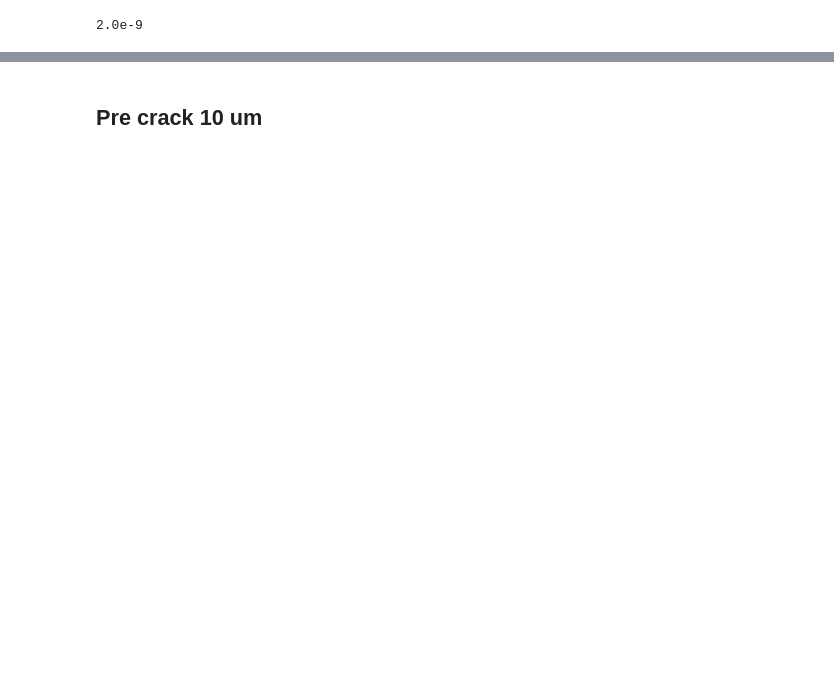
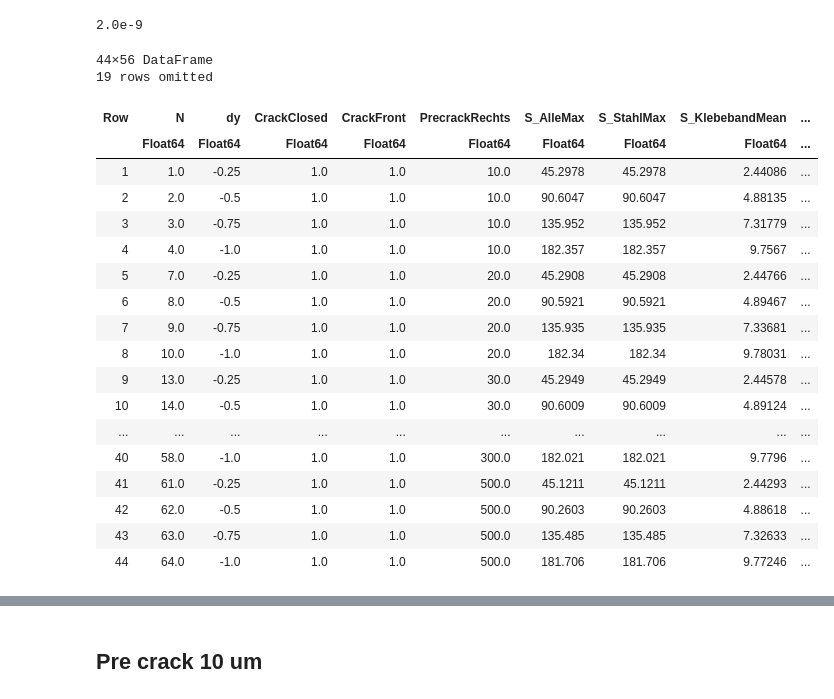
Before and after one commit to pandamec/Rini, a Jupyter notebook: test temp/20251107_AP5MEF02_Simulation VCCT 3PB Double Beam.ipynb, the cells around one changed output, grey strips where cells are left out. Saved outputs shown, nothing was run; the diff lists cells and outputs as text; code cells hidden in the pictures; blank space fills up the shorter version.

```diff
--- a/test temp/20251107_AP5MEF02_Simulation VCCT 3PB Double Beam.ipynb
+++ b/test temp/20251107_AP5MEF02_Simulation VCCT 3PB Double Beam.ipynb
@@ -341,6 +347,29 @@ delta_crack=0.001 * 1e-3 #m
 s_crack=width*delta_crack #m2
 # %% [output]
 2.0e-9
+# %%
+df=Float64.(filter_range2(df,"dy",-1,0))
+# %% [output]
+44×56 DataFrame
+19 rows omitted
+| Row | N | dy | CrackClosed | CrackFront | PrecrackRechts | S_AlleMax | S_StahlMax | S_KlebebandMean | ... |
+|  | Float64 | Float64 | Float64 | Float64 | Float64 | Float64 | Float64 | Float64 | ... |
+| 1 | 1.0 | -0.25 | 1.0 | 1.0 | 10.0 | 45.2978 | 45.2978 | 2.44086 | ... |
+| 2 | 2.0 | -0.5 | 1.0 | 1.0 | 10.0 | 90.6047 | 90.6047 | 4.88135 | ... |
+| 3 | 3.0 | -0.75 | 1.0 | 1.0 | 10.0 | 135.952 | 135.952 | 7.31779 | ... |
+| 4 | 4.0 | -1.0 | 1.0 | 1.0 | 10.0 | 182.357 | 182.357 | 9.7567 | ... |
+| 5 | 7.0 | -0.25 | 1.0 | 1.0 | 20.0 | 45.2908 | 45.2908 | 2.44766 | ... |
+| 6 | 8.0 | -0.5 | 1.0 | 1.0 | 20.0 | 90.5921 | 90.5921 | 4.89467 | ... |
+| 7 | 9.0 | -0.75 | 1.0 | 1.0 | 20.0 | 135.935 | 135.935 | 7.33681 | ... |
+| 8 | 10.0 | -1.0 | 1.0 | 1.0 | 20.0 | 182.34 | 182.34 | 9.78031 | ... |
+| 9 | 13.0 | -0.25 | 1.0 | 1.0 | 30.0 | 45.2949 | 45.2949 | 2.44578 | ... |
+| 10 | 14.0 | -0.5 | 1.0 | 1.0 | 30.0 | 90.6009 | 90.6009 | 4.89124 | ... |
+| ... | ... | ... | ... | ... | ... | ... | ... | ... | ... |
+| 40 | 58.0 | -1.0 | 1.0 | 1.0 | 300.0 | 182.021 | 182.021 | 9.7796 | ... |
+| 41 | 61.0 | -0.25 | 1.0 | 1.0 | 500.0 | 45.1211 | 45.1211 | 2.44293 | ... |
+| 42 | 62.0 | -0.5 | 1.0 | 1.0 | 500.0 | 90.2603 | 90.2603 | 4.88618 | ... |
+| 43 | 63.0 | -0.75 | 1.0 | 1.0 | 500.0 | 135.485 | 135.485 | 7.32633 | ... |
+| 44 | 64.0 | -1.0 | 1.0 | 1.0 | 500.0 | 181.706 | 181.706 | 9.77246 | ... |
 # %%
 df[!,:GI]=(df[!,:Fy_Front].*(df[!,:dy_Parylene]-df[!,:dy_Si])*-1*1e-3)/(2*s_crack)
 df[!,:GII]=(df[!,:Fx_Front].*(df[!,:dx_Parylene]-df[!,:dx_Si])*-1*1e-3)/(2*s_crack)
```
Also changed, not shown: parts of 10 cells of this notebook, 12 other files.
